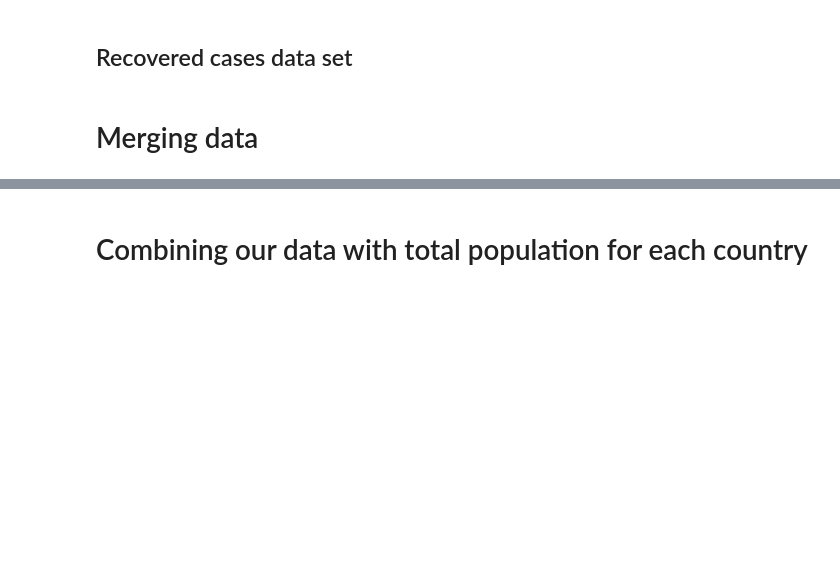
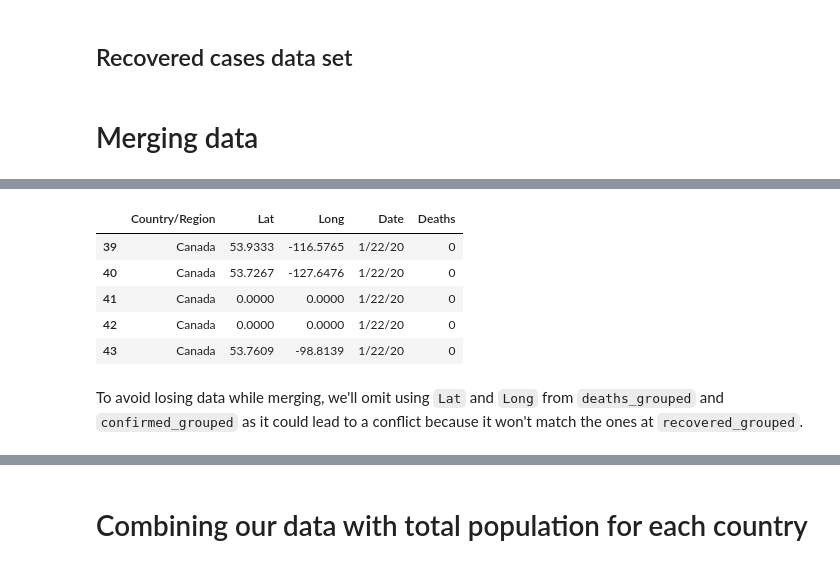
Before and after one commit to tomasaltilio/covid19_dashboard, a Jupyter notebook: Preprocessing Notebook.ipynb, the cells around one changed output, grey strips where cells are left out. Saved outputs shown, nothing was run; the diff lists cells and outputs as text; code cells hidden in the pictures; blank space fills up the shorter version.

```diff
--- a/Preprocessing Notebook.ipynb
+++ b/Preprocessing Notebook.ipynb
@@ -103 +127,12 @@ recovered_grouped.shape, deaths_grouped.shape, confirmed_grouped.shape
+# %%
+deaths_df[(deaths_df['Country/Region'] == 'Canada') ].head()
+# %% [output]
+|  | Country/Region | Lat | Long | Date | Deaths |
+| 39 | Canada | 53.9333 | -116.5765 | 1/22/20 | 0 |
+| 40 | Canada | 53.7267 | -127.6476 | 1/22/20 | 0 |
+| 41 | Canada | 0.0000 | 0.0000 | 1/22/20 | 0 |
+| 42 | Canada | 0.0000 | 0.0000 | 1/22/20 | 0 |
+| 43 | Canada | 53.7609 | -98.8139 | 1/22/20 | 0 |
+# %% [markdown]
+To avoid losing data while merging, we'll omit using `Lat` and `Long` from `deaths_grouped` and `confirmed_grouped` as it could lead to a conflict because it won't match the ones at `recovered_grouped`.
 # %%
```
Also changed, not shown: parts of 13 cells of this notebook.
